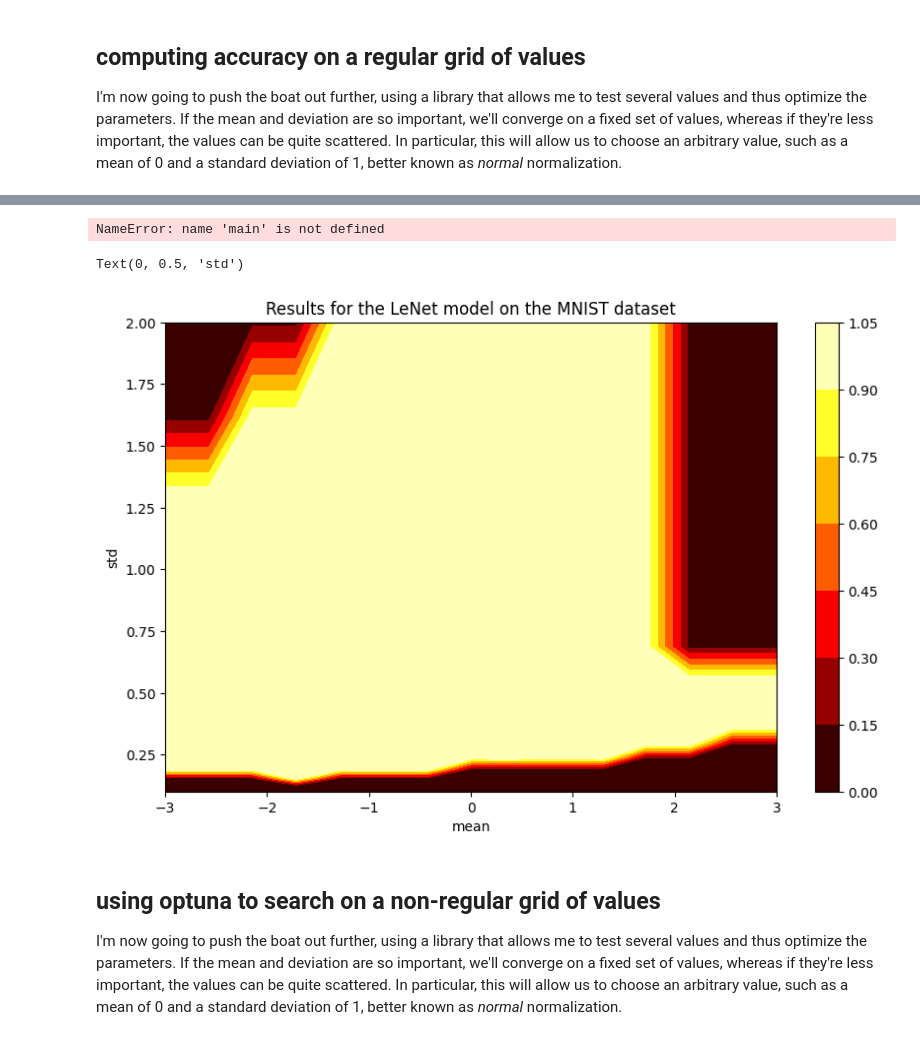
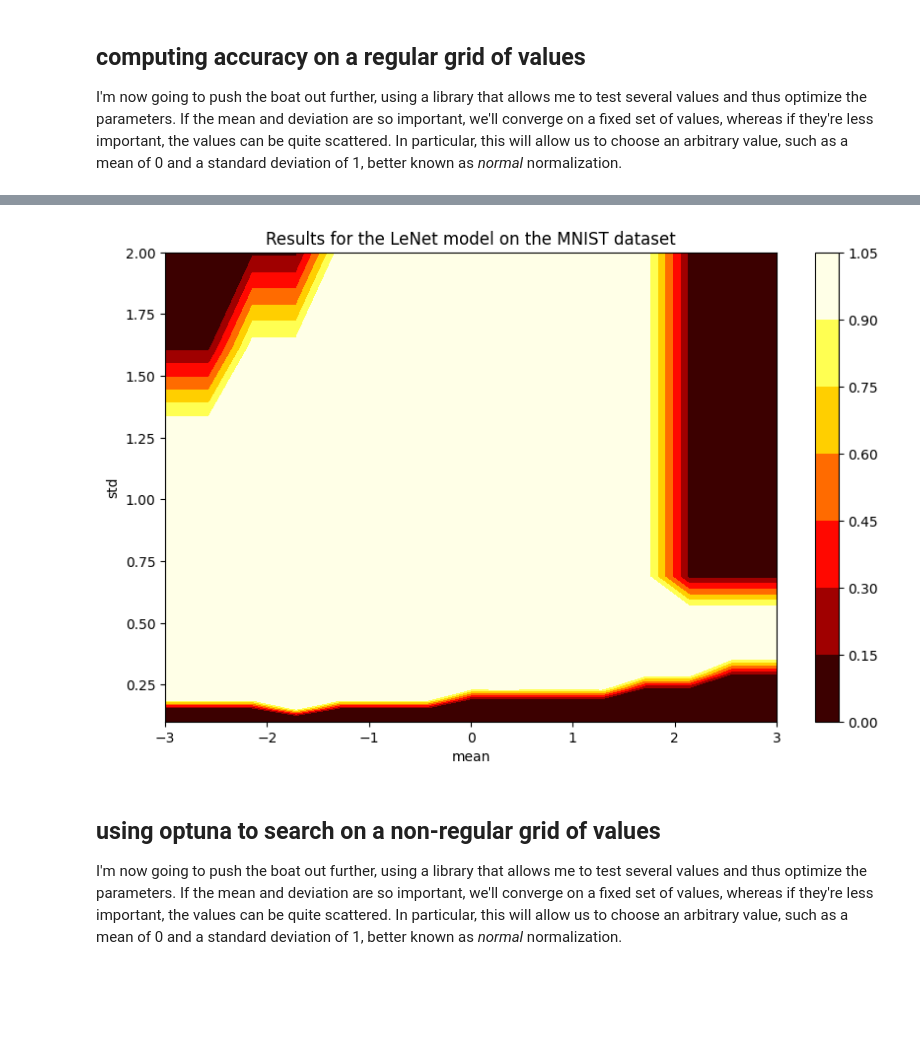
Before and after one commit to laurentperrinet/2024-12-09-normalizing-images-in-convolutional-neural-networks, a Jupyter notebook: 2024-12-09-normalizing-images-in-convolutional-neural-networks.ipynb, the cells around one changed output, grey strips where cells are left out. Drawn from its saved outputs; the diff is of its cells as text; code cells hidden in the pictures; blank space fills up the shorter version.

```diff
--- a/2024-12-09-normalizing-images-in-convolutional-neural-networks.ipynb
+++ b/2024-12-09-normalizing-images-in-convolutional-neural-networks.ipynb
@@ -247,27 +221,25 @@ N_scan = 15
 means = np.linspace(-3, 3, N_scan, endpoint=True)
 stds = np.geomspace(0.1, 2., N_scan, endpoint=True)
 
+path_save_numpy =  f'numpy-{model}.npy'
 if not(os.path.isfile(path_save_numpy)):
     accuracy = np.empty((N_scan, N_scan))
     for i_mean, mean in enumerate(means):
         for i_std, std in enumerate(stds):
             accuracy[i_mean, i_std] = main(mean=mean, std=std, epochs=epochs)
-
     np.save(path_save_numpy, accuracy)
 else:
     accuracy = np.load(path_save_numpy)
-# %% [output]
-NameError: name 'main' is not defined
 # %%
 fig, ax = plt.subplots(figsize=figsize)
-pcm = ax.contourf(means, stds, accuracy, cmap='hot')
-fig.colorbar(pcm, ax=ax)
+pcm = ax.contourf(means, stds, accuracy, cmap='hot', vmax=.999)
+fig.colorbar(pcm, ax=ax, extendfrac=0)
 ax.set_title('Results for the LeNet model on the MNIST dataset')
 ax.set_xlabel('mean')
 ax.set_ylabel('std')
+fig;
 # %% [output]
-Text(0, 0.5, 'std')
-[figure, old version]
+[figure, new version]
 # %% [markdown]
 ## using optuna to search on a non-regular grid of values
 
```
Also changed, not shown: parts of 20 cells of this notebook, 4 other files.
